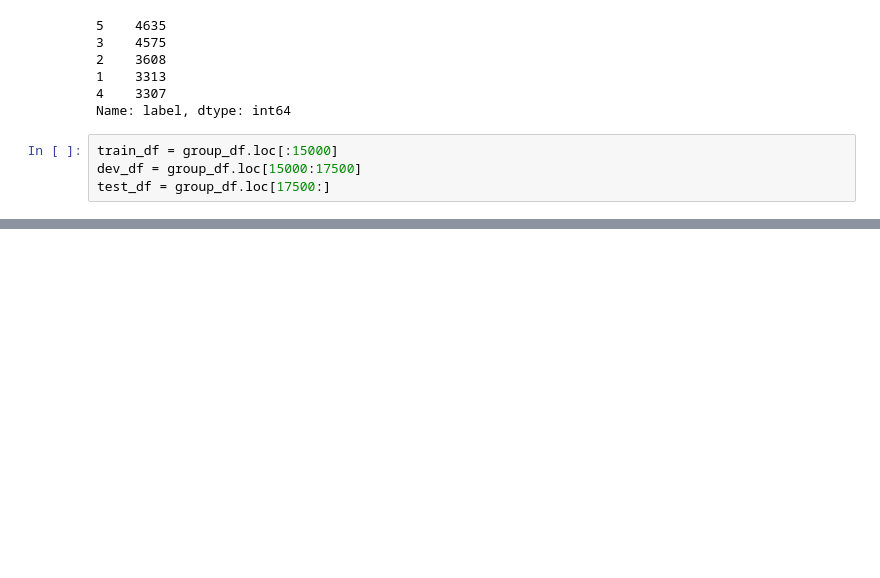
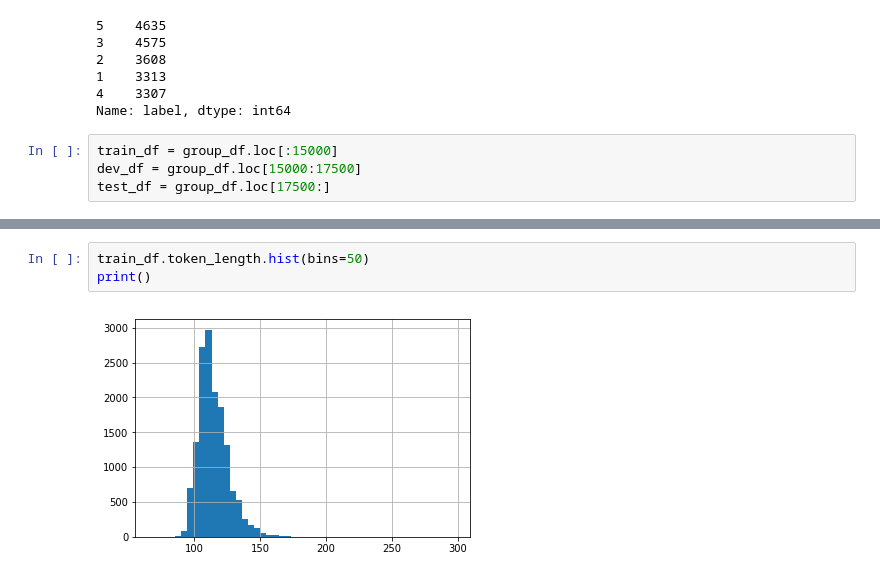
Before and after one commit to tomgoter/nlp_finalproject, a Jupyter notebook: generate_data.ipynb, the cells around one changed output, grey strips where cells are left out. Drawn from its saved outputs; the diff is of its cells as text; blank space fills up the shorter version.

```diff
--- a/generate_data.ipynb
+++ b/generate_data.ipynb
@@ -322,0 +323,5 @@ ModuleNotFoundError: No module named 'utils'
+# %%
+train_df.token_length.hist(bins=50)
+print()
+# %% [output]
+[figure, added]
```
Also changed, not shown: parts of 19 cells of this notebook, 33 other files.
